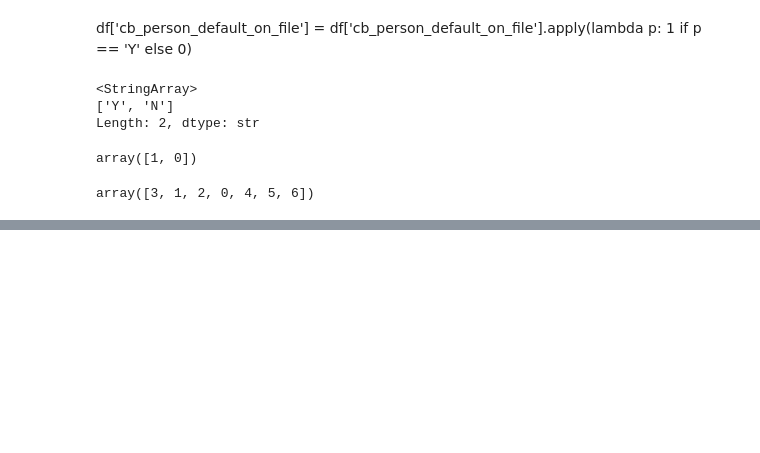
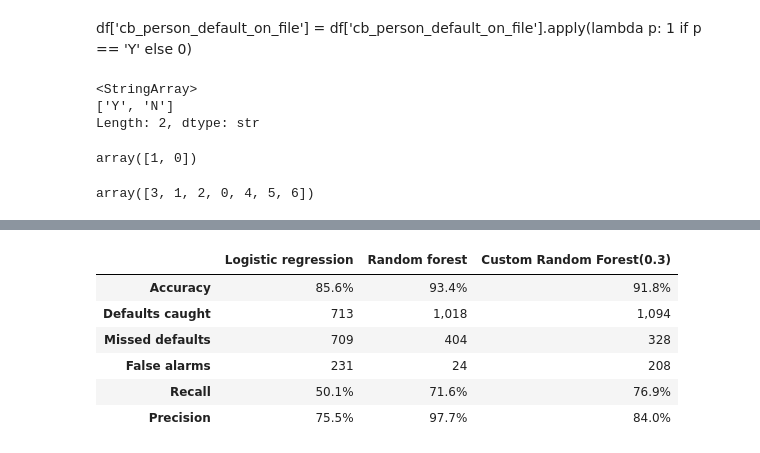
Before and after one commit to mariecarmenbedie-datascientist/credit-risk-default-prediction, a Jupyter notebook: notebooks/01_exploration.ipynb, the cells around one changed output, grey strips where cells are left out. Cells and saved outputs as stored; diff of their text form; code cells hidden in the pictures; blank space fills up the shorter version.

```diff
--- a/notebooks/01_exploration.ipynb
+++ b/notebooks/01_exploration.ipynb
@@ -431,0 +525,26 @@ array([3, 1, 2, 0, 4, 5, 6])
+# %%
+def summarize(matrix):
+    tn, fp, fn, tp = matrix.ravel()
+    return {
+        "Accuracy": f"{(tp + tn) / matrix.sum():.1%}",
+        "Defaults caught": f"{tp:,}",
+        "Missed defaults": f"{fn:,}",
+        "False alarms": f"{fp:,}",
+        "Recall": f"{tp / (tp + fn):.1%}",
+        "Precision": f"{tp / (tp + fp):.1%}",
+    }
+
+comparison = pd.DataFrame({
+    "Logistic regression": summarize(cm),
+    "Random forest": summarize(cm_rf),
+    "Custom Random Forest(0.3)": summarize(cm_custom_rf)
+})
+comparison
+# %% [output]
+|  | Logistic regression | Random forest | Custom Random Forest(0.3) |
+| Accuracy | 85.6% | 93.4% | 91.8% |
+| Defaults caught | 713 | 1,018 | 1,094 |
+| Missed defaults | 709 | 404 | 328 |
+| False alarms | 231 | 24 | 208 |
+| Recall | 50.1% | 71.6% | 76.9% |
+| Precision | 75.5% | 97.7% | 84.0% |
```
Also changed, not shown: parts of 23 cells of this notebook.
